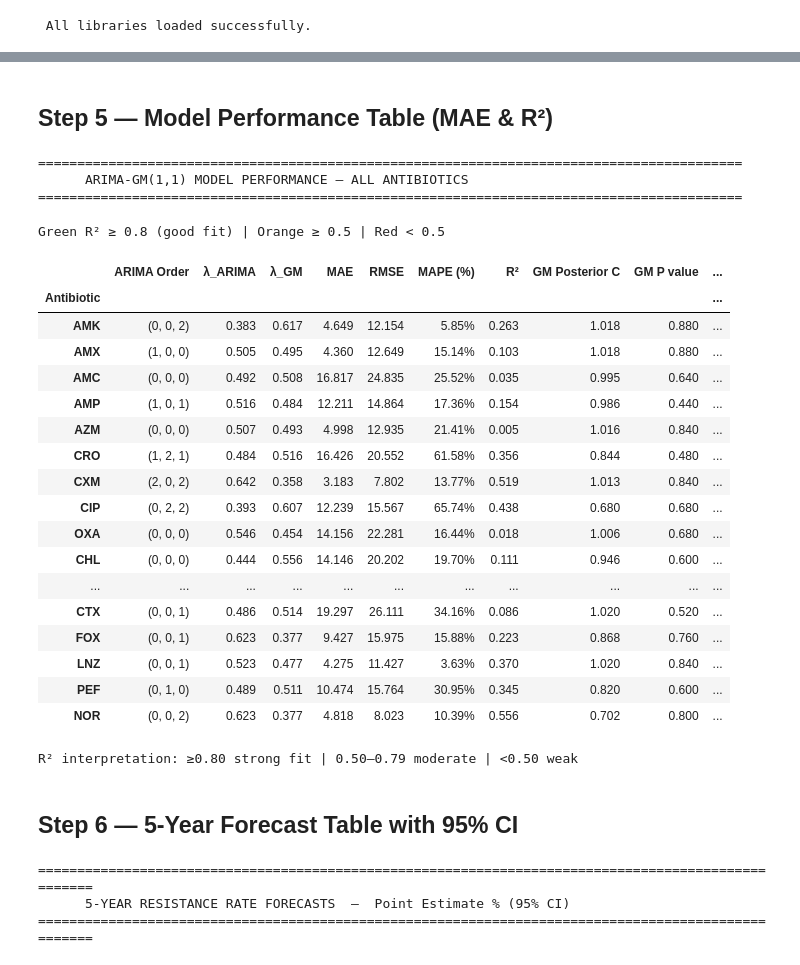
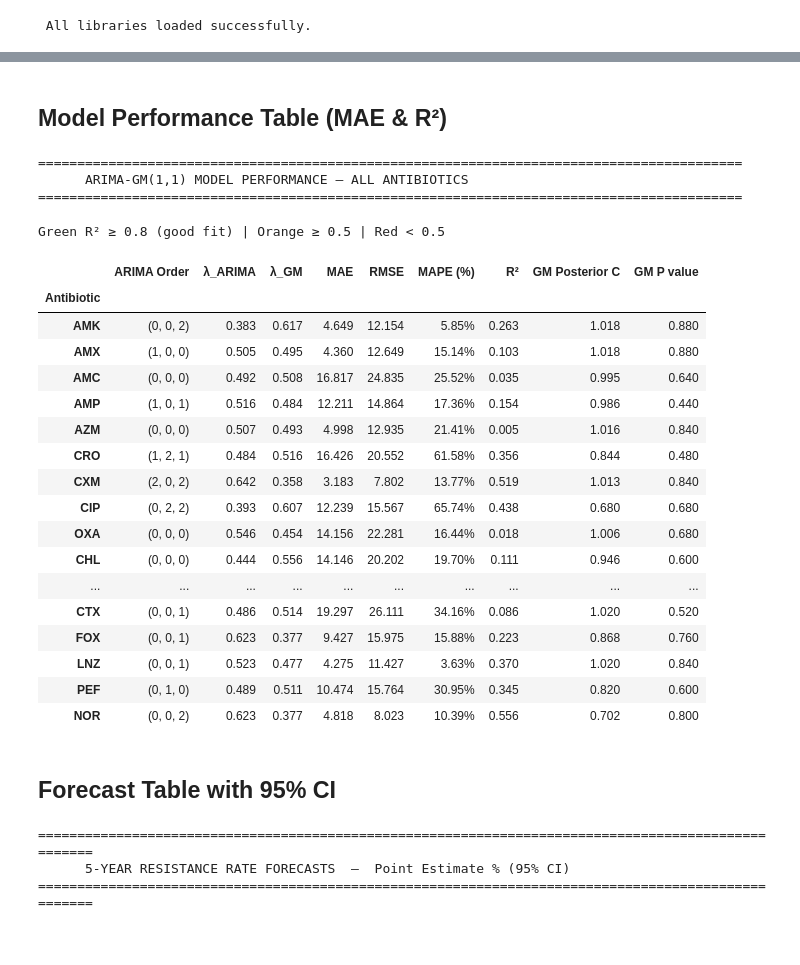
Before and after one commit to kihagama/ArimaModelForAMR, a Jupyter notebook: ARIMA_GM_Resistance_Prediction_v2.ipynb, the cells around one changed output, grey strips where cells are left out. Cells and saved outputs as stored; diff of their text form; code cells hidden in the pictures.

```diff
--- a/ARIMA_GM_Resistance_Prediction_v2.ipynb
+++ b/ARIMA_GM_Resistance_Prediction_v2.ipynb
@@ -432,15 +427,9 @@ NOR      (0, 0, 2)      0.623     0.377     4.82   0.556   10.39%   0.702  0.800
 # %% [markdown]
-##  Step 5 — Model Performance Table (MAE & R²)
+## Model Performance Table (MAE & R²)
 # %%
 # ── Performance summary table ────────────────────────────────────────────────
 perf_rows = []
 for ab, res in results.items():
-    gm_grade = (
-        'Excellent (I)' if res['C'] < 0.35 else
-        'Good (II)'     if res['C'] < 0.50 else
-        'Qualified (III)' if res['C'] < 0.65 else
-        'Unqualified (IV)'
-    )
     perf_rows.append({
         'Antibiotic'      : ab,
         'ARIMA Order'     : str(res['arima_order']),
@@ -452,7 +441,6 @@ for ab, res in results.items():
         'R²'              : round(res['r2'],            3),
         'GM Posterior C'  : round(res['C'],             3),
         'GM P value'      : round(res['P'],             3),
-        'GM Grade'        : gm_grade,
     })
 
 perf_df = pd.DataFrame(perf_rows).set_index('Antibiotic')
@@ -462,55 +450,53 @@ print('      ARIMA-GM(1,1) MODEL PERFORMANCE — ALL ANTIBIOTICS')
 print('='*90)
 
 
 def style_r2(v):
     color = '#2ecc71' if v >= 0.8 else ('#f39c12' if v >= 0.5 else '#e74c3c')
     return f'color: {color}; font-weight: bold'
 
 
 styled = (perf_df.style
     .applymap(style_r2, subset=['R²'])
     .format({'MAE': '{:.3f}', 'RMSE': '{:.3f}', 'MAPE (%)': '{:.2f}%',
              'R²': '{:.3f}', 'GM Posterior C': '{:.3f}', 'GM P value': '{:.3f}',
              'λ_ARIMA': '{:.3f}', 'λ_GM': '{:.3f}'})
     .set_caption('Green R² ≥ 0.8 (good fit) | Orange ≥ 0.5 | Red < 0.5')
     .set_table_styles([{
         'selector': 'th',
         'props': [('background-color', '#2c3e50'), ('color', 'white'),
                   ('font-size', '12px'), ('text-align', 'center')]
     }, {
         'selector': 'td',
         'props': [('text-align', 'center'), ('font-size', '11px')]
     }])
 )
 
 display(styled)
-print('\nR² interpretation: ≥0.80 strong fit | 0.50–0.79 moderate | <0.50 weak')
 # %% [output]
 ==========================================================================================
       ARIMA-GM(1,1) MODEL PERFORMANCE — ALL ANTIBIOTICS
 ==========================================================================================
 Green R² ≥ 0.8 (good fit) | Orange ≥ 0.5 | Red < 0.5
-|  | ARIMA Order | λ_ARIMA | λ_GM | MAE | RMSE | MAPE (%) | R² | GM Posterior C | GM P value | ... |
-| Antibiotic |  |  |  |  |  |  |  |  |  | ... |
-| AMK | (0, 0, 2) | 0.383 | 0.617 | 4.649 | 12.154 | 5.85% | 0.263 | 1.018 | 0.880 | ... |
-| AMX | (1, 0, 0) | 0.505 | 0.495 | 4.360 | 12.649 | 15.14% | 0.103 | 1.018 | 0.880 | ... |
-| AMC | (0, 0, 0) | 0.492 | 0.508 | 16.817 | 24.835 | 25.52% | 0.035 | 0.995 | 0.640 | ... |
-| AMP | (1, 0, 1) | 0.516 | 0.484 | 12.211 | 14.864 | 17.36% | 0.154 | 0.986 | 0.440 | ... |
-| AZM | (0, 0, 0) | 0.507 | 0.493 | 4.998 | 12.935 | 21.41% | 0.005 | 1.016 | 0.840 | ... |
-| CRO | (1, 2, 1) | 0.484 | 0.516 | 16.426 | 20.552 | 61.58% | 0.356 | 0.844 | 0.480 | ... |
-| CXM | (2, 0, 2) | 0.642 | 0.358 | 3.183 | 7.802 | 13.77% | 0.519 | 1.013 | 0.840 | ... |
-| CIP | (0, 2, 2) | 0.393 | 0.607 | 12.239 | 15.567 | 65.74% | 0.438 | 0.680 | 0.680 | ... |
-| OXA | (0, 0, 0) | 0.546 | 0.454 | 14.156 | 22.281 | 16.44% | 0.018 | 1.006 | 0.680 | ... |
-| CHL | (0, 0, 0) | 0.444 | 0.556 | 14.146 | 20.202 | 19.70% | 0.111 | 0.946 | 0.600 | ... |
-| ... | ... | ... | ... | ... | ... | ... | ... | ... | ... | ... |
-| CTX | (0, 0, 1) | 0.486 | 0.514 | 19.297 | 26.111 | 34.16% | 0.086 | 1.020 | 0.520 | ... |
-| FOX | (0, 0, 1) | 0.623 | 0.377 | 9.427 | 15.975 | 15.88% | 0.223 | 0.868 | 0.760 | ... |
-| LNZ | (0, 0, 1) | 0.523 | 0.477 | 4.275 | 11.427 | 3.63% | 0.370 | 1.020 | 0.840 | ... |
-| PEF | (0, 1, 0) | 0.489 | 0.511 | 10.474 | 15.764 | 30.95% | 0.345 | 0.820 | 0.600 | ... |
-| NOR | (0, 0, 2) | 0.623 | 0.377 | 4.818 | 8.023 | 10.39% | 0.556 | 0.702 | 0.800 | ... |
+|  | ARIMA Order | λ_ARIMA | λ_GM | MAE | RMSE | MAPE (%) | R² | GM Posterior C | GM P value |
+| Antibiotic |  |  |  |  |  |  |  |  |  |
+| AMK | (0, 0, 2) | 0.383 | 0.617 | 4.649 | 12.154 | 5.85% | 0.263 | 1.018 | 0.880 |
+| AMX | (1, 0, 0) | 0.505 | 0.495 | 4.360 | 12.649 | 15.14% | 0.103 | 1.018 | 0.880 |
+| AMC | (0, 0, 0) | 0.492 | 0.508 | 16.817 | 24.835 | 25.52% | 0.035 | 0.995 | 0.640 |
+| AMP | (1, 0, 1) | 0.516 | 0.484 | 12.211 | 14.864 | 17.36% | 0.154 | 0.986 | 0.440 |
+| AZM | (0, 0, 0) | 0.507 | 0.493 | 4.998 | 12.935 | 21.41% | 0.005 | 1.016 | 0.840 |
+| CRO | (1, 2, 1) | 0.484 | 0.516 | 16.426 | 20.552 | 61.58% | 0.356 | 0.844 | 0.480 |
+| CXM | (2, 0, 2) | 0.642 | 0.358 | 3.183 | 7.802 | 13.77% | 0.519 | 1.013 | 0.840 |
+| CIP | (0, 2, 2) | 0.393 | 0.607 | 12.239 | 15.567 | 65.74% | 0.438 | 0.680 | 0.680 |
+| OXA | (0, 0, 0) | 0.546 | 0.454 | 14.156 | 22.281 | 16.44% | 0.018 | 1.006 | 0.680 |
+| CHL | (0, 0, 0) | 0.444 | 0.556 | 14.146 | 20.202 | 19.70% | 0.111 | 0.946 | 0.600 |
+| ... | ... | ... | ... | ... | ... | ... | ... | ... | ... |
+| CTX | (0, 0, 1) | 0.486 | 0.514 | 19.297 | 26.111 | 34.16% | 0.086 | 1.020 | 0.520 |
+| FOX | (0, 0, 1) | 0.623 | 0.377 | 9.427 | 15.975 | 15.88% | 0.223 | 0.868 | 0.760 |
+| LNZ | (0, 0, 1) | 0.523 | 0.477 | 4.275 | 11.427 | 3.63% | 0.370 | 1.020 | 0.840 |
+| PEF | (0, 1, 0) | 0.489 | 0.511 | 10.474 | 15.764 | 30.95% | 0.345 | 0.820 | 0.600 |
+| NOR | (0, 0, 2) | 0.623 | 0.377 | 4.818 | 8.023 | 10.39% | 0.556 | 0.702 | 0.800 |
-R² interpretation: ≥0.80 strong fit | 0.50–0.79 moderate | <0.50 weak
 # %% [markdown]
-##  Step 6 — 5-Year Forecast Table with 95% CI
+##   Forecast Table with 95% CI
 # %%
 # ── Forecast table ────────────────────────────────────────────────────────────
 forecast_rows = []
```
Also changed, not shown: parts of 23 cells of this notebook.
